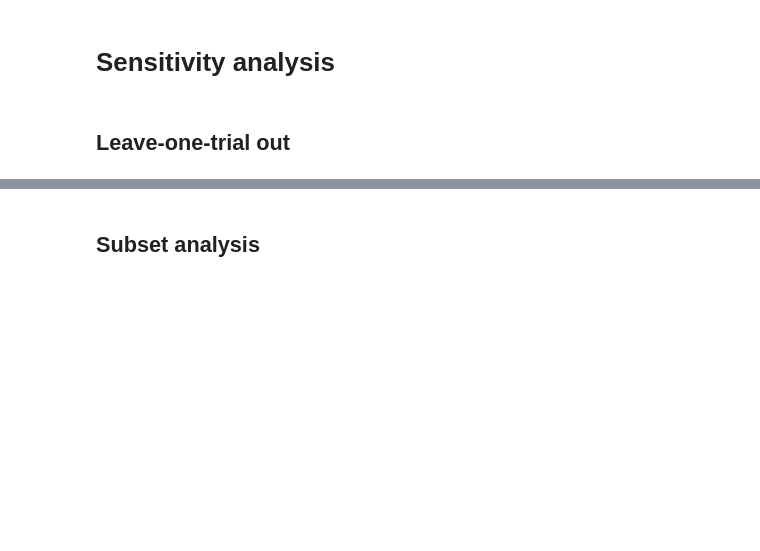
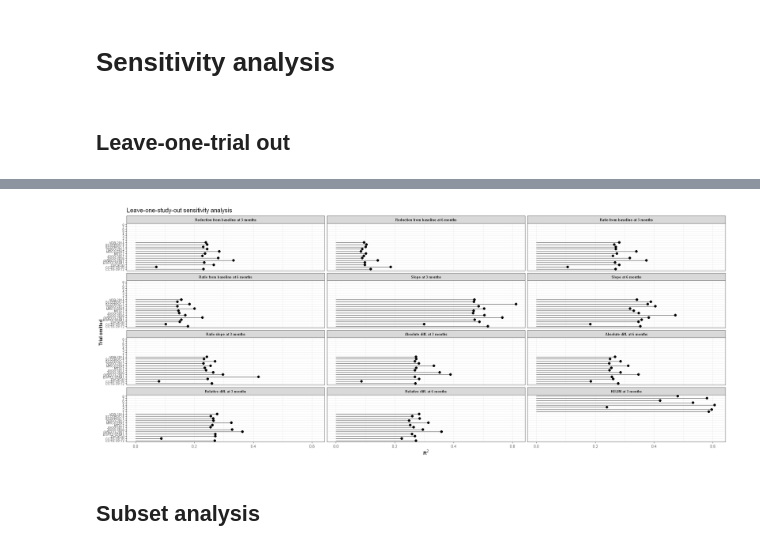
Before and after one commit to Kodro23/Surrogacy_evaluation_CA125, a Jupyter notebook: notebooks/Surrogacy_evaluation_of_CA125_lcmm.ipynb, the cells around one changed output, grey strips where cells are left out. Saved outputs shown, nothing was run; the diff lists cells and outputs as text; code cells hidden in the pictures; blank space fills up the shorter version.

```diff
--- a/notebooks/Surrogacy_evaluation_of_CA125_lcmm.ipynb
+++ b/notebooks/Surrogacy_evaluation_of_CA125_lcmm.ipynb
@@ -1064,25 +1066,27 @@ A data.frame: 39 × 4
 # %% [markdown]
 # Survival-continuous surrogacy evaluation for KELIM : copula model
 # %%
+id_map <- ca125_all_6 %>%distinct(id_num, id)
+trial_map <- ca125_all_6 %>%distinct(trialid_num, trialid)
+id_map <- ca125_all_6 %>%distinct(id_num, id)
 kelim_data <- kelim %>%
   filter(!is.na(KELIM_continuous),!is.na(PFS_time))%>%
-  mutate(trialid_num = as.numeric(as.factor(trial_name)),
-         id_num=as.numeric(as.factor(id)),
+  mutate(
          pfs_time_d=as.numeric(PFS_time*365.2425 ),
          pfs_statut=factor(ifelse(PFS_status=='Yes', 1, 0), levels=c(0,1))
          ) %>%
   mutate(
-    id_num = unname(id_num),
     trt_bin = unname(trt_bin),
-    trialid_num = unname(trialid_num),
     pfs_time_d = unname(pfs_time_d),
     pfs_statut = unname(pfs_statut),
     KELIM_continuous = unname(KELIM_continuous)
-  )
+  ) %>%left_join(trial_map,by = c("trial_name"= "trialid")) %>%left_join(id_map,by = "id")  %>%
+  mutate(
+    trialid_num = unname(trialid_num),
+    id_num = unname(id_num))
 kelim_data$trt_bin <- as.numeric(as.character(kelim_data$trt_bin))
 kelim_data$pfs_statut <- as.numeric(as.character(kelim_data$pfs_statut))
-print(paste0(c("Number of measurements with KELIM data:", nrow(kelim_data),
-"\nNumber of patients with KELIM data:", length(unique(kelim_data$id)))))
+print(paste0(c("Number of measurements with KELIM data:", nrow(kelim_data), "\nNumber of patients with KELIM data:", length(unique(kelim_data$id)))))
 # %% [output]
 [1] "Number of measurements with KELIM data:"
 [2] "5883"
@@ -1381,57 +1349,101 @@ a
 # %%
-
+options(repr.plot.width = 18, repr.plot.height = 10)
 plot_df <- loso_boot_r2 %>%
+  filter(
+    summary %in% c(
+      "delta_pct3",
+      "delta_pct6",
+      "ratio_pct3",
+      "ratio_pct6",
+      "delta_slope3",
+      "delta_slope6",
+      "ratio_slope3",
+      "ratio_slope6",
+      "abs3",
+      "abs6",
+      "relativ3",
+      "relativ6",
+      "KELIM"
+    )
+  ) %>%
   mutate(
     summary = factor(
       summary,
       levels = c(
-        "pct3",
-        "pct6",
+        "delta_pct3",
+        "delta_pct6",
+        "ratio_pct3",
+        "ratio_pct6",
+        "delta_slope3",
+        "delta_slope6",
+        "ratio_slope3",
+        "ratio_slope6",
         "abs3",
         "abs6",
-        "slope3",
-        "slope6",
-        "delta_kelim"
+        "relativ3",
+        "relativ6",
+        "KELIM"
       ),
       labels = c(
-        "Reduction from baseline (3 months)",
-        "Reduction from baseline (6 months)",
-        "Absolute difference (3 months)",
-        "Absolute difference (6 months)",
-        "Difference in slopes (3 months)",
-        "Difference in slopes (6 months)",
-        "KELIM (3 months)"
+        "Reduction from baseline at 3 months",
+        "Reduction from baseline at 6 months",
+        "Ratio from baseline at 3 months",
+        "Ratio from baseline at 6 months",
+        "Slope at 3 months",
+        "Slope at 6 months",
+        "Ratio slope at 3 months",
+        "Ratio slope at 6 months",
+        "Absolute diff. at 3 months",
+        "Absolute diff. at 6 months",
+        "Relative diff. at 3 months",
+        "Relative diff. at 6 months",
+        "KELIM at 3 months"
       )
+    ),
+
+    # Same trial order in every panel
+    left_out_trial = factor(
+      left_out_trial,
+      levels = unique(left_out_trial)
     )
   )
-
 ggplot(
   plot_df,
   aes(
-    x = reorder(left_out_trial, R2),
+    x = left_out_trial,
     y = R2
   )
 ) +
   geom_segment(
     aes(
       xend = left_out_trial,
       y = 0,
       yend = R2
     )
   ) +
   geom_point(size = 2.5) +
   coord_flip() +
-  facet_wrap(~summary, ncol = 3, scales = "fixed") +
+  facet_wrap(
+    ~ summary,
+    ncol = 3,
+    scales = "fixed"
+  ) +
   labs(
     x = "Trial omitted",
     y = expression(R^2),
     title = "Leave-one-study-out sensitivity analysis"
   ) +
   theme_bw() +
   theme(
-    strip.text = element_text(face = "bold"),
-    axis.text.y = element_text(size = 7)
+    strip.text = element_text(
+      face = "bold",
+      size = 8
+    ),
+    axis.text.y = element_text(size = 10),
+    plot.title = element_text(size = 14)
   )
+# %% [output]
+[figure, added]
 # %% [markdown]
 ## Subset analysis
 # %% [markdown]
```
Also changed, not shown: parts of 16 cells of this notebook, 3 other files.
